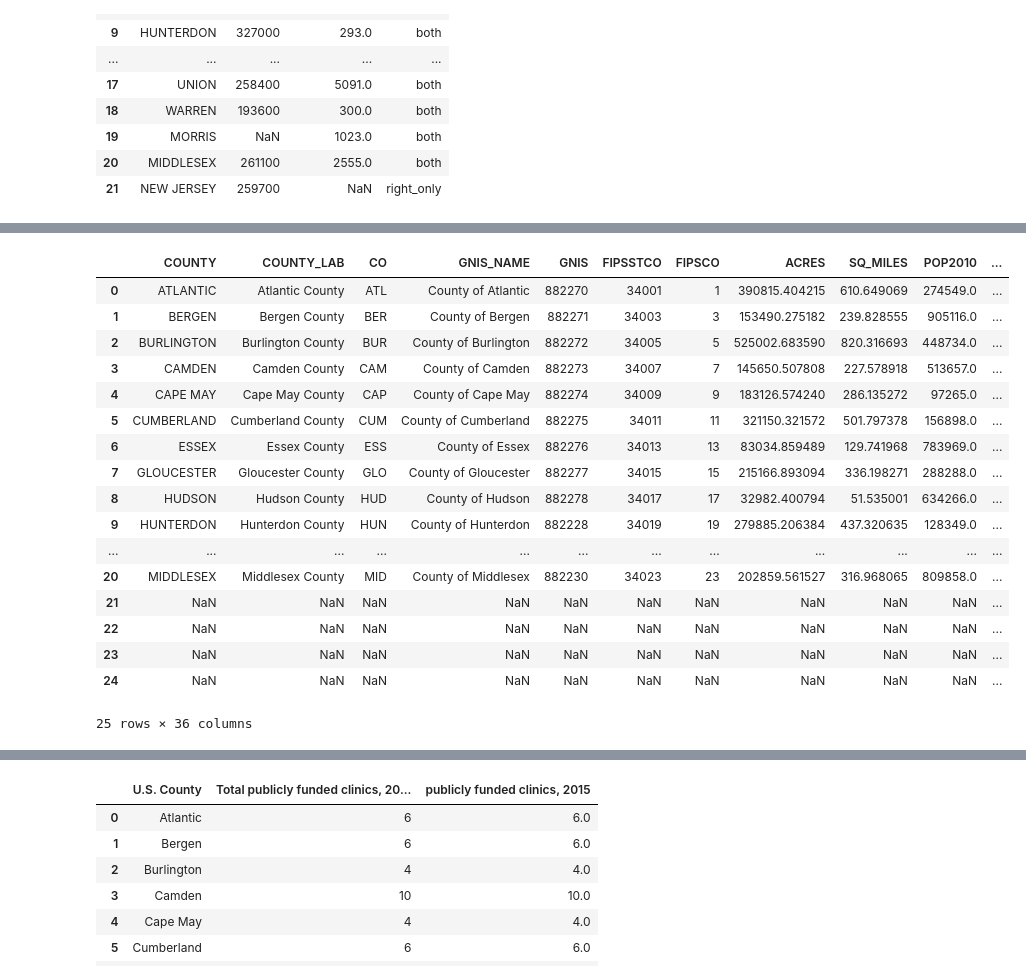
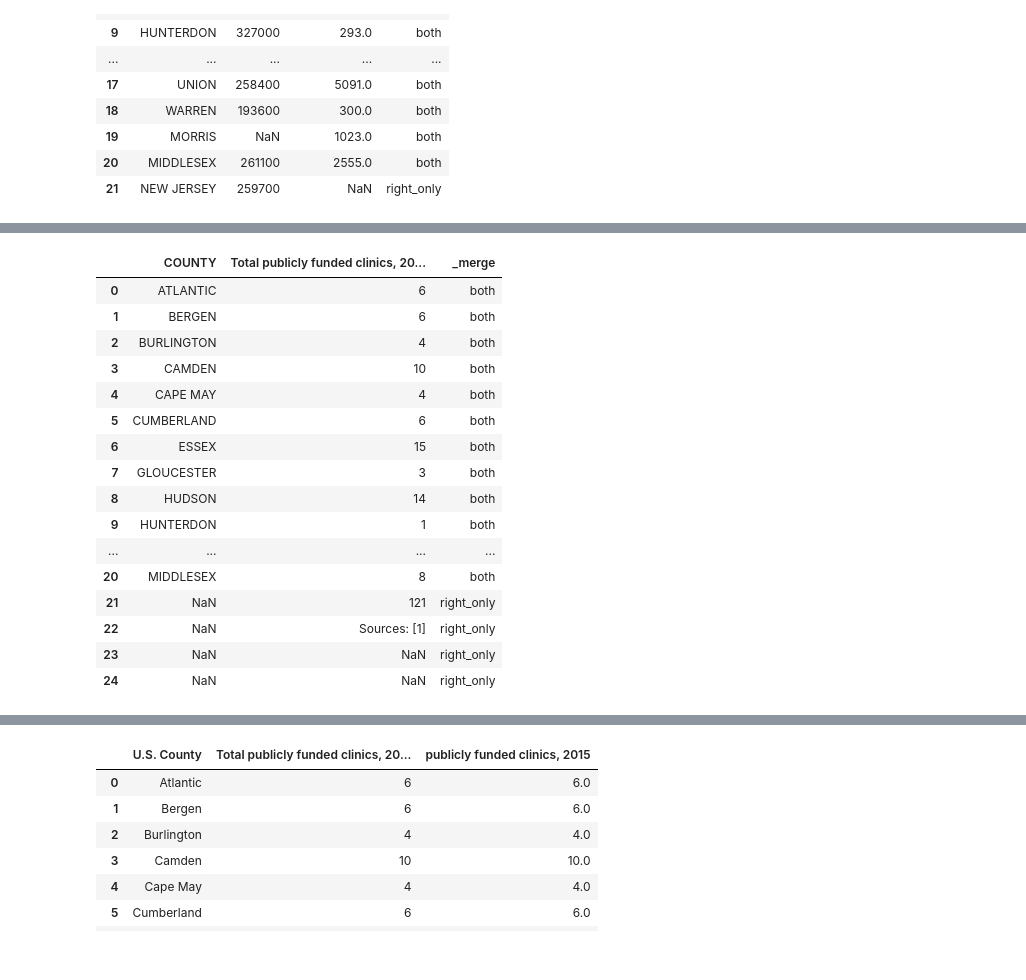
Before and after one commit to theaok/gisPy, a Jupyter notebook: map.ipynb, the cells around one changed output, grey strips where cells are left out. Cells and saved outputs as stored; diff of their text form; code cells hidden in the pictures.

```diff
--- a/map.ipynb
+++ b/map.ipynb
@@ -85,5 +85,5 @@ thematic or choloropleth maps are they key skill you will learn here--these are
 # %%
 ! wget -q -O nj-counties.zip https://docs.google.com/uc?id=1xJDhcRCkgv7k4tNCa72Oog5bohV6dTB2&export=download
 zip_ref = zipfile.ZipFile('nj-counties.zip', 'r'); zip_ref.extractall(); zip_ref.close() #just unzipping
-njC=gpd.read_file('nj_counties.shp') #load the shapefile with gpd as njC
+njC0=gpd.read_file('nj_counties.shp') #load the shapefile with gpd as njC
 # %%
@@ -113,6 +113,9 @@ njC.head(2)
 | 0 | ATLANTIC | Atlantic County | ATL | County of Atlantic | 882270 | 34001 | 1 | 390815.404215 | 610.649069 | 274549 | ... |
 | 1 | BERGEN | Bergen County | BER | County of Bergen | 882271 | 34003 | 3 | 153490.275182 | 239.828555 | 905116 | ... |
 2 rows × 21 columns
+# %%
+#keep it simple!
+njC=njC0[['COUNTY','COUNTY_LAB','POP2010','POPDEN2010','geometry']]
 # %%
 njC.plot() #yay love the shape
 # %% [output]
@@ -398,8 +405,9 @@ Text(0.5, 80.7222222222222, 'source/definition: zillow.com/research/data')
 #r = requests.get(url, headers=header)
 #pd.read_html(r.text,match='U.S. County',flavor=None)[0].head(3) #for match just putting name of first col
 # %%
-njAb=pd.read_excel('njAb.xls')
-njAb.head(3)
+njAb0=pd.read_excel('njAb0.xls')
+njAb0.head(3)
+njAb0.columns
 # %% [output]
 |  | U.S. County | Total no. of female contraceptive... | Total publicly funded clinics, 20... | No. of federally qualified health... | Total no. of female contraceptive... | ... |
 | 0 | NJ Total | 109,940 | 121 | 75 | 16,880 | ... |
@@ -408 +431,3 @@ njAb.head(3)
+# %%
+njAb=njAb0[['U.S. County','Total publicly funded clinics, 2015 [1]']] #keep it simple
 # %%
@@ -443,4 +480,4 @@ Warning: Total number of columns (22) exceeds max_columns (20). Falling back to
 # %%
 njCAb = pd.merge(njC, njAb, on='U.S. County',how='outer',indicator=True)
-njCAb.head(50) # ok fine just junk from the bottom like sources etc and NJ as state didnt merge, so can do clean inner merge
+njCAb[['COUNTY','Total publicly funded clinics, 2015 [1]','_merge']].head(50) # ok fine just junk from the bottom like sources etc and NJ as state didnt merge, so can do clean inner merge
 # %% [output]
@@ -448,20 +484,19 @@ Warning: Total number of columns (36) exceeds max_columns (20). Falling back to
-|  | COUNTY | COUNTY_LAB | CO | GNIS_NAME | GNIS | FIPSSTCO | FIPSCO | ACRES | SQ_MILES | POP2010 | ... |
-| 0 | ATLANTIC | Atlantic County | ATL | County of Atlantic | 882270 | 34001 | 1 | 390815.404215 | 610.649069 | 274549.0 | ... |
-| 1 | BERGEN | Bergen County | BER | County of Bergen | 882271 | 34003 | 3 | 153490.275182 | 239.828555 | 905116.0 | ... |
-| 2 | BURLINGTON | Burlington County | BUR | County of Burlington | 882272 | 34005 | 5 | 525002.683590 | 820.316693 | 448734.0 | ... |
-| 3 | CAMDEN | Camden County | CAM | County of Camden | 882273 | 34007 | 7 | 145650.507808 | 227.578918 | 513657.0 | ... |
-| 4 | CAPE MAY | Cape May County | CAP | County of Cape May | 882274 | 34009 | 9 | 183126.574240 | 286.135272 | 97265.0 | ... |
-| 5 | CUMBERLAND | Cumberland County | CUM | County of Cumberland | 882275 | 34011 | 11 | 321150.321572 | 501.797378 | 156898.0 | ... |
-| 6 | ESSEX | Essex County | ESS | County of Essex | 882276 | 34013 | 13 | 83034.859489 | 129.741968 | 783969.0 | ... |
-| 7 | GLOUCESTER | Gloucester County | GLO | County of Gloucester | 882277 | 34015 | 15 | 215166.893094 | 336.198271 | 288288.0 | ... |
-| 8 | HUDSON | Hudson County | HUD | County of Hudson | 882278 | 34017 | 17 | 32982.400794 | 51.535001 | 634266.0 | ... |
-| 9 | HUNTERDON | Hunterdon County | HUN | County of Hunterdon | 882228 | 34019 | 19 | 279885.206384 | 437.320635 | 128349.0 | ... |
-| ... | ... | ... | ... | ... | ... | ... | ... | ... | ... | ... | ... |
-| 20 | MIDDLESEX | Middlesex County | MID | County of Middlesex | 882230 | 34023 | 23 | 202859.561527 | 316.968065 | 809858.0 | ... |
-| 21 | NaN | NaN | NaN | NaN | NaN | NaN | NaN | NaN | NaN | NaN | ... |
-| 22 | NaN | NaN | NaN | NaN | NaN | NaN | NaN | NaN | NaN | NaN | ... |
-| 23 | NaN | NaN | NaN | NaN | NaN | NaN | NaN | NaN | NaN | NaN | ... |
-| 24 | NaN | NaN | NaN | NaN | NaN | NaN | NaN | NaN | NaN | NaN | ... |
+|  | COUNTY | Total publicly funded clinics, 20... | _merge |
+| 0 | ATLANTIC | 6 | both |
+| 1 | BERGEN | 6 | both |
+| 2 | BURLINGTON | 4 | both |
+| 3 | CAMDEN | 10 | both |
+| 4 | CAPE MAY | 4 | both |
+| 5 | CUMBERLAND | 6 | both |
+| 6 | ESSEX | 15 | both |
+| 7 | GLOUCESTER | 3 | both |
+| 8 | HUDSON | 14 | both |
+| 9 | HUNTERDON | 1 | both |
+| ... | ... | ... | ... |
+| 20 | MIDDLESEX | 8 | both |
+| 21 | NaN | 121 | right_only |
+| 22 | NaN | Sources: [1] | right_only |
+| 23 | NaN | NaN | right_only |
+| 24 | NaN | NaN | right_only |
-25 rows × 36 columns
 # %%
 njCAb = pd.merge(njC, njAb, on='U.S. County',how='inner',indicator=True) #inner merge
```
Also changed, not shown: parts of 22 cells of this notebook.
